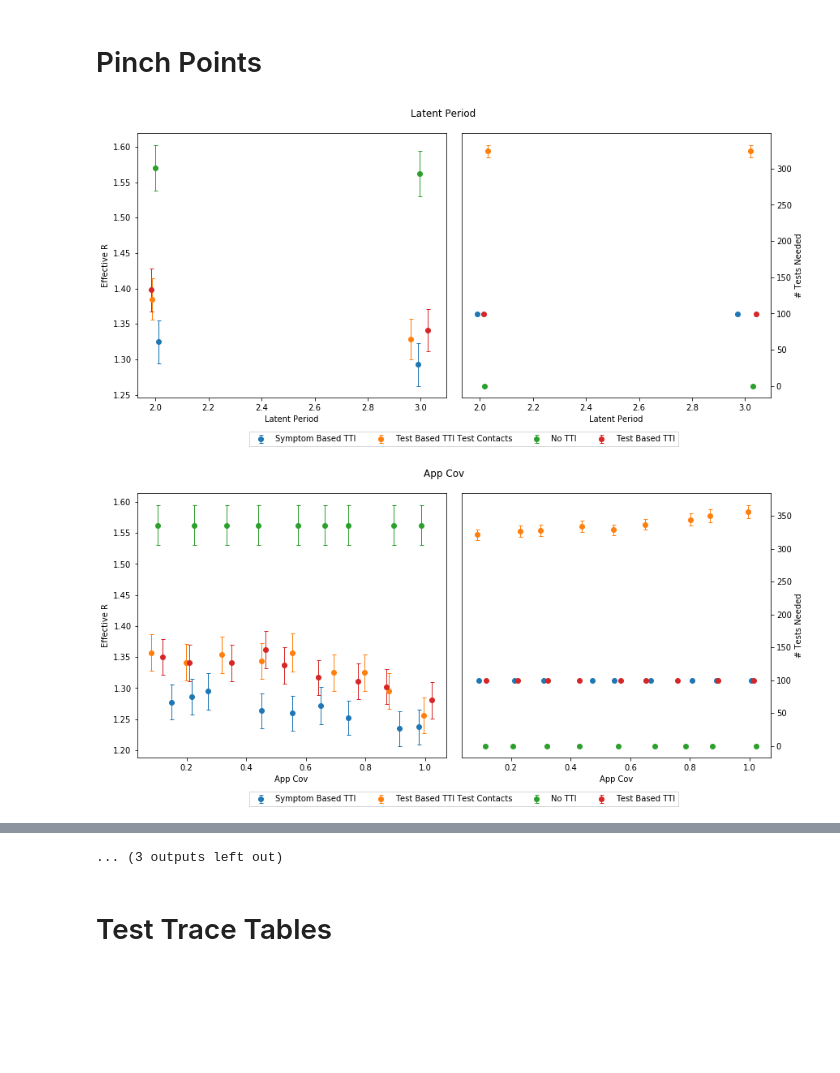
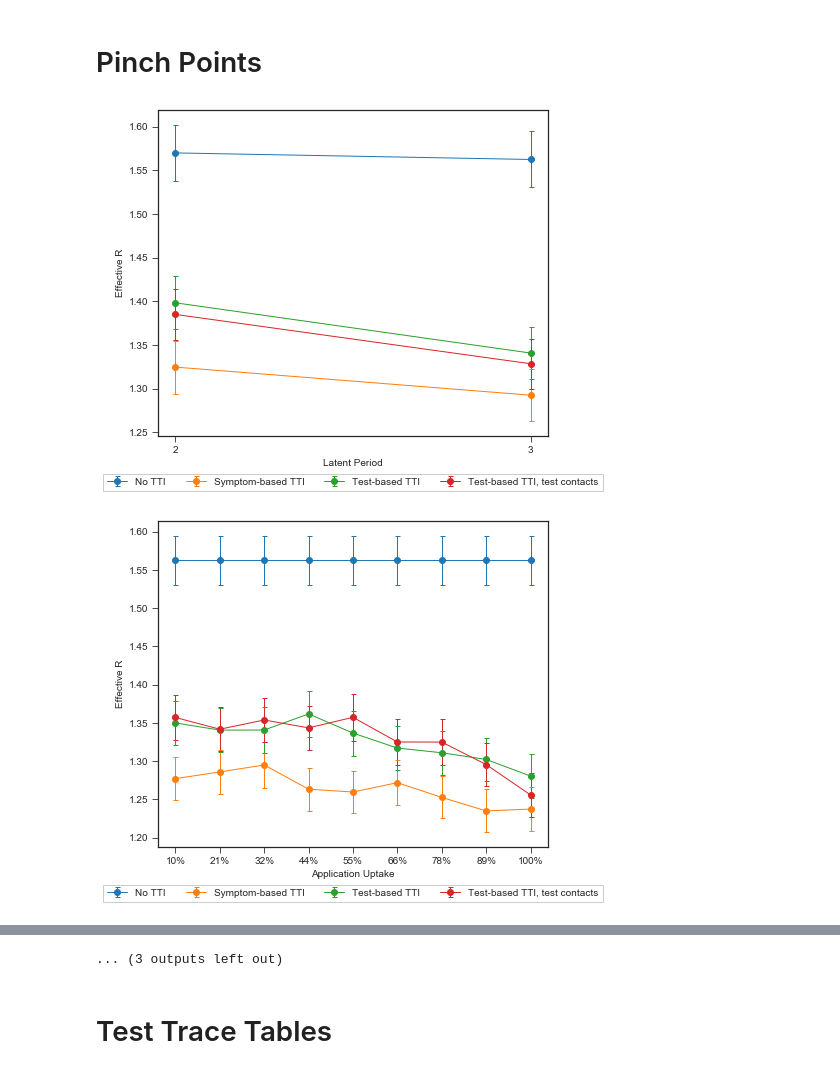
Before and after one commit to rs-delve/tti-explorer, a Jupyter notebook: plots-bryn.ipynb, the cells around one changed output, grey strips where cells are left out. Saved outputs shown, nothing was run; the diff lists cells and outputs as text; code cells hidden in the pictures; blank space fills up the shorter version.

Commit message:
so nearly done with the charts

```diff
--- a/plots-bryn.ipynb
+++ b/plots-bryn.ipynb
@@ -34,13 +34,54 @@ import utils
 import config
 keys_to_plot = [RETURN_KEYS.reduced_r, RETURN_KEYS.tests]
 rc_dct = {
-    'figure.figsize': (14, 6),
+    'figure.figsize': (7, 6),
     'figure.max_open_warning': 1000,
     "errorbar.capsize": 2.5,
 #     "errorbar.capwidth": 2.5
 }
 chart_folder = os.path.join(os.environ['REPOS'], 'tti-explorer', 'charts')
 input_folder = os.path.join(os.environ['DATA'], "tti-explorer", "new_results")
+# %%
+measures_order =  [
+     'no_TTI',
+    'symptom_based_TTI',
+     'test_based_TTI',
+     'test_based_TTI_test_contacts',
+]
+
+def legend(ax):
+    return ax.legend(
+        bbox_to_anchor=(0.5, -0.10),
+        loc='upper center',
+        ncol=4,
+        fancybox=False,
+        framealpha=1,
+        frameon=True
+    )
+
+
+def plot_lockdown(lockdown_dct, deck, key_to_plot, order=measures_order, formatters={}):
+    for param_name, sim_results in lockdown_dct.items():
+        tick_formatter = formatters.get(param_name)
+        fig, ax = plt.subplots(1)
+        for measure in order:
+            res = sim_results[measure]
+            plot_sim_results(ax, res, key_to_plot, nice_lockdown_name(measure))
+        legend(ax)
+        ax.set_ylabel(key_to_plot)
+        ax.set_xlabel(nice_param_name(param_name))
+        if tick_formatter is not None:
+            ax.xaxis.set_major_formatter(tick_formatter)
+        deck.add_figure(fig, name=param_name)
+    return fig
+# %%
+from matplotlib.ticker import FuncFormatter
+perc_formatter = FuncFormatter(lambda x, _: f"{100*x:.0f}%")
+formatters = {
+    'app_cov': perc_formatter,
+    'trace_adherence': perc_formatter
+}
+plt.style.use("seaborn-ticks")
 # %% [markdown]
 # Pinch Points
 # %%
@@ -55,12 +96,12 @@ for lockdown, target, cfg, results in resgen(pinch_points_dir):
 # %%
 with plt.rc_context(rc_dct):
     for level, results in pinch_points_results.items():
         deck = utils.PdfDeck()
-        plot_lockdown(results, deck, keys_to_plot)
+        plot_lockdown(results, deck, RETURN_KEYS.reduced_r, formatters=formatters)
         deck.make(os.path.join(chart_folder, f"{level}_pinch_points.pdf"))
         individual_dir = os.path.join(os.path.join(chart_folder, f"{level}_individual"))
         os.makedirs(individual_dir, exist_ok=True)
         deck.make_individual(folder=individual_dir)
 # %% [output]
-[figure, old version]
+[figure, new version]
-[figure, old version]
+[figure, new version]
```
Also changed, not shown: parts of 9 cells of this notebook, 45 other files.
